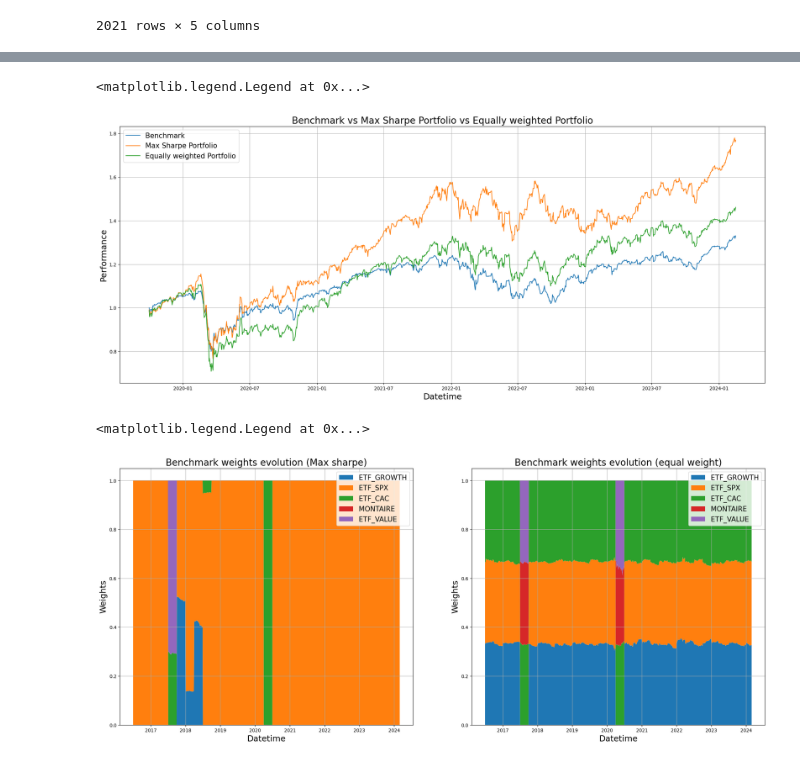
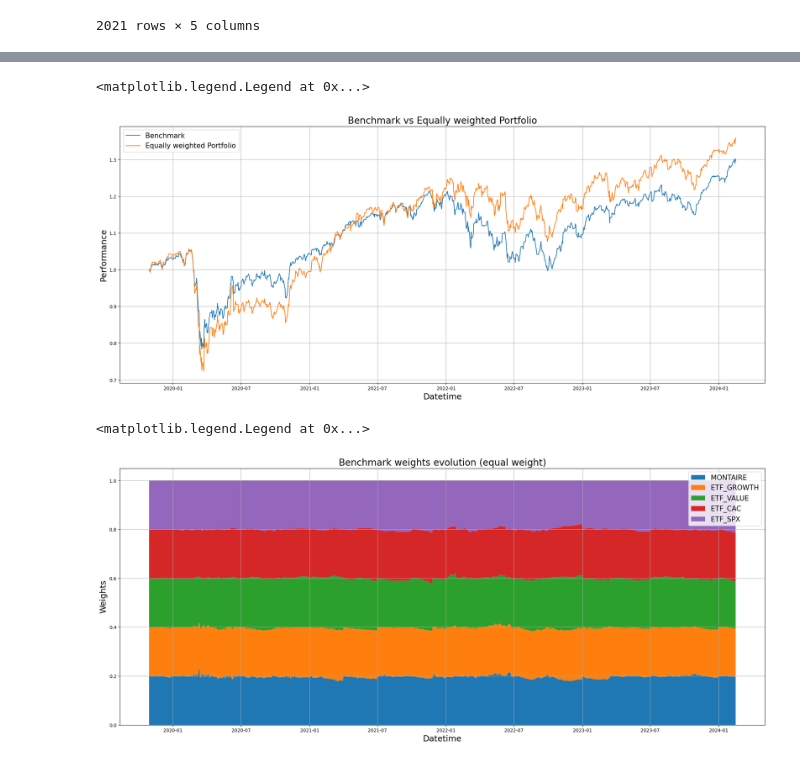
Before and after one commit to BaptisteZloch/Cross-Asset-Investment-Solutions, a Jupyter notebook: src/backtest_portoflio.ipynb, the cells around one changed output, grey strips where cells are left out. Saved outputs shown, nothing was run; the diff lists cells and outputs as text; code cells hidden in the pictures.

```diff
--- a/src/backtest_portoflio.ipynb
+++ b/src/backtest_portoflio.ipynb
@@ -14,0 +16,3 @@ from backtest.backtest import Backtester
+# %%
+bench_obj = Benchmark(RebalanceFrequencyEnum.MONTH_END)
+bench_obj.benchmark_perf
@@ -15,5 +33,6 @@ from backtest.backtest import Backtester
 # %%
-universe = Universe.get_universe_returns()
+univ_obj = Universe()
+universe = univ_obj.get_universe_returns()
 universe
 # %% [output]
 |  | MONTAIRE | ETF_GROWTH | ETF_VALUE | ETF_CAC | ETF_SPX |
@@ -108,43 +179,33 @@ ptf_and_bench_perf
 # %%
 plt.figure(figsize=(25, 10))
 plt.plot(ptf_and_bench_perf["benchmark_returns"], label="Benchmark")
-plt.plot(ptf_and_bench_perf["ptf_returns_max_sharpe"], label="Max Sharpe Portfolio")
-plt.plot(ptf_and_bench_perf["ptf_returns_equal_weight"], label="Equally weighted Portfolio")
+# plt.plot(ptf_and_bench_perf["ptf_returns_max_sharpe"], label="Max Sharpe Portfolio")
+plt.plot(
+    ptf_and_bench_perf["ptf_returns_equal_weight"], label="Equally weighted Portfolio"
+)
 plt.xlabel("Datetime", fontsize=18)
 plt.ylabel("Performance", fontsize=18)
 plt.title(
-    "Benchmark vs Max Sharpe Portfolio vs Equally weighted Portfolio",
+    "Benchmark vs Equally weighted Portfolio",
     fontsize=20,
 )
 plt.grid()
 plt.legend(fontsize=15)
 # %% [output]
 <matplotlib.legend.Legend at 0x...>
-[figure, old version]
+[figure, new version]
 # %%
-fig, ax = plt.subplots(1, 2, figsize=(25, 10))
+fig, ax = plt.subplots(1, 1, figsize=(25, 10))
 
-ax[0].stackplot(
-    ptf_weights_max_sharpe.index,
-    ptf_weights_max_sharpe.to_numpy().T,
-)
-ax[0].set_xlabel("Datetime", fontsize=18)
-ax[0].set_ylabel("Weights", fontsize=18)
-ax[0].set_title("Benchmark weights evolution (Max sharpe)", fontsize=20)
-ax[0].grid()
-ax[0].legend(ptf_weights_max_sharpe.columns.to_list(), fontsize=15)
-
-
-
-ax[1].stackplot(
+ax.stackplot(
     ptf_weights_equal_weight.index,
     ptf_weights_equal_weight.to_numpy().T,
 )
-ax[1].set_xlabel("Datetime", fontsize=18)
-ax[1].set_ylabel("Weights", fontsize=18)
-ax[1].set_title("Benchmark weights evolution (equal weight)", fontsize=20)
-ax[1].grid()
-ax[1].legend(ptf_weights_equal_weight.columns.to_list(), fontsize=15)
+ax.set_xlabel("Datetime", fontsize=18)
+ax.set_ylabel("Weights", fontsize=18)
+ax.set_title("Benchmark weights evolution (equal weight)", fontsize=20)
+ax.grid()
+ax.legend(ptf_weights_equal_weight.columns.to_list(), fontsize=15)
 # %% [output]
 <matplotlib.legend.Legend at 0x...>
-[figure, old version]
+[figure, new version]
```
Also changed, not shown: parts of 9 cells of this notebook, 10 other files.
